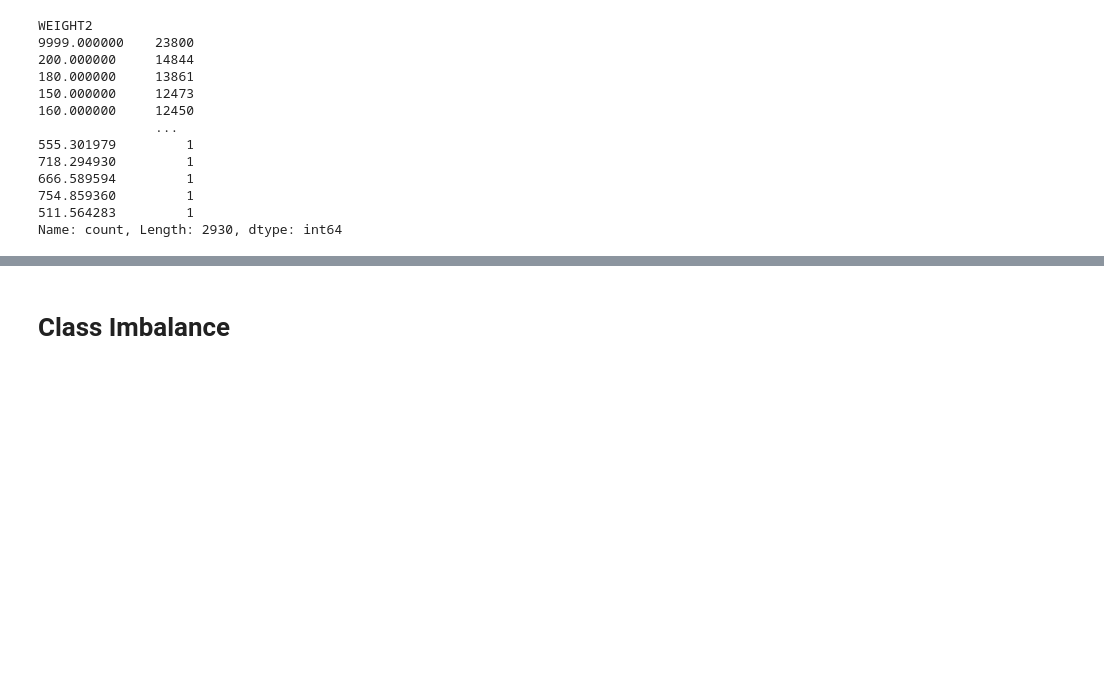
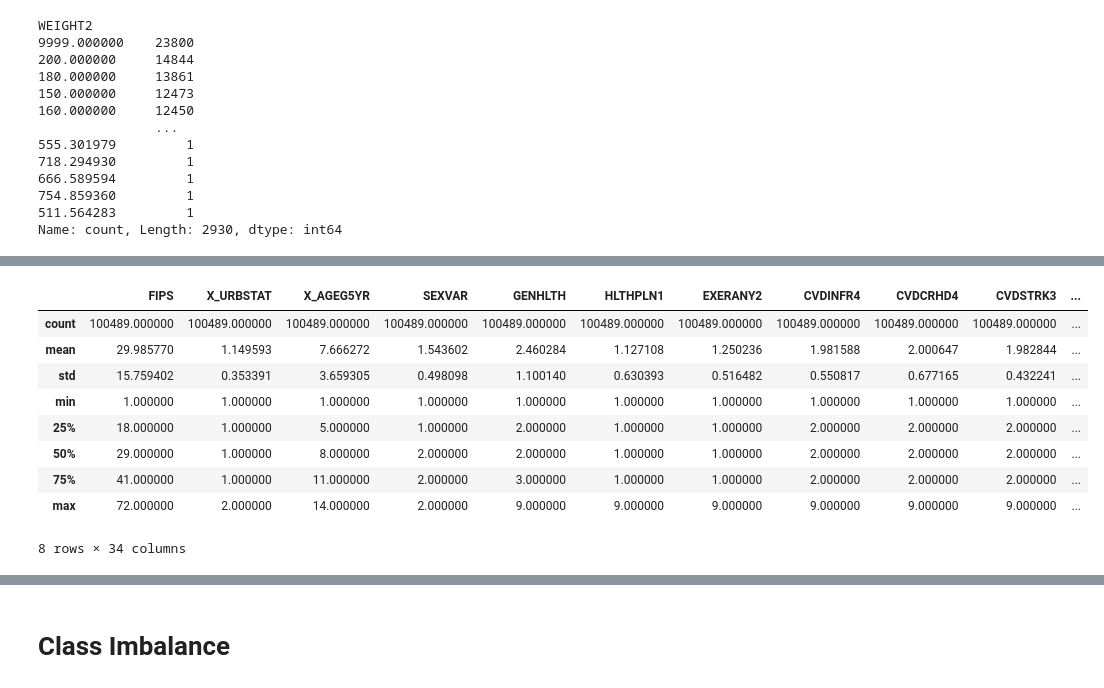
Before and after one commit to dave-mainag/Predictive-Modeling-for-Cancer-Screening, a Jupyter notebook: Notebook.ipynb, the cells around one changed output, grey strips where cells are left out. Cells and saved outputs as stored; diff of their text form; code cells hidden in the pictures; blank space fills up the shorter version.

```diff
--- a/Notebook.ipynb
+++ b/Notebook.ipynb
@@ -1014,0 +1076,2 @@ X_test_imputed = pd.read_csv('/Users/dave/Documents/Flatiron/Capstone Project/Ca
+# %%
+X_test_imputed.set_index(X_test_imputed.columns[0], inplace= True)
@@ -1014,0 +1091,13 @@ X_test_imputed = pd.read_csv('/Users/dave/Documents/Flatiron/Capstone Project/Ca
+# %%
+X_test_imputed.describe()
+# %% [output]
+|  | FIPS | X_URBSTAT | X_AGEG5YR | SEXVAR | GENHLTH | HLTHPLN1 | EXERANY2 | CVDINFR4 | CVDCRHD4 | CVDSTRK3 | ... |
+| count | 100489.000000 | 100489.000000 | 100489.000000 | 100489.000000 | 100489.000000 | 100489.000000 | 100489.000000 | 100489.000000 | 100489.000000 | 100489.000000 | ... |
+| mean | 29.985770 | 1.149593 | 7.666272 | 1.543602 | 2.460284 | 1.127108 | 1.250236 | 1.981588 | 2.000647 | 1.982844 | ... |
+| std | 15.759402 | 0.353391 | 3.659305 | 0.498098 | 1.100140 | 0.630393 | 0.516482 | 0.550817 | 0.677165 | 0.432241 | ... |
+| min | 1.000000 | 1.000000 | 1.000000 | 1.000000 | 1.000000 | 1.000000 | 1.000000 | 1.000000 | 1.000000 | 1.000000 | ... |
+| 25% | 18.000000 | 1.000000 | 5.000000 | 1.000000 | 2.000000 | 1.000000 | 1.000000 | 2.000000 | 2.000000 | 2.000000 | ... |
+| 50% | 29.000000 | 1.000000 | 8.000000 | 2.000000 | 2.000000 | 1.000000 | 1.000000 | 2.000000 | 2.000000 | 2.000000 | ... |
+| 75% | 41.000000 | 1.000000 | 11.000000 | 2.000000 | 3.000000 | 1.000000 | 1.000000 | 2.000000 | 2.000000 | 2.000000 | ... |
+| max | 72.000000 | 2.000000 | 14.000000 | 2.000000 | 9.000000 | 9.000000 | 9.000000 | 9.000000 | 9.000000 | 9.000000 | ... |
+8 rows × 34 columns
```
Also changed, not shown: parts of 112 cells of this notebook.
